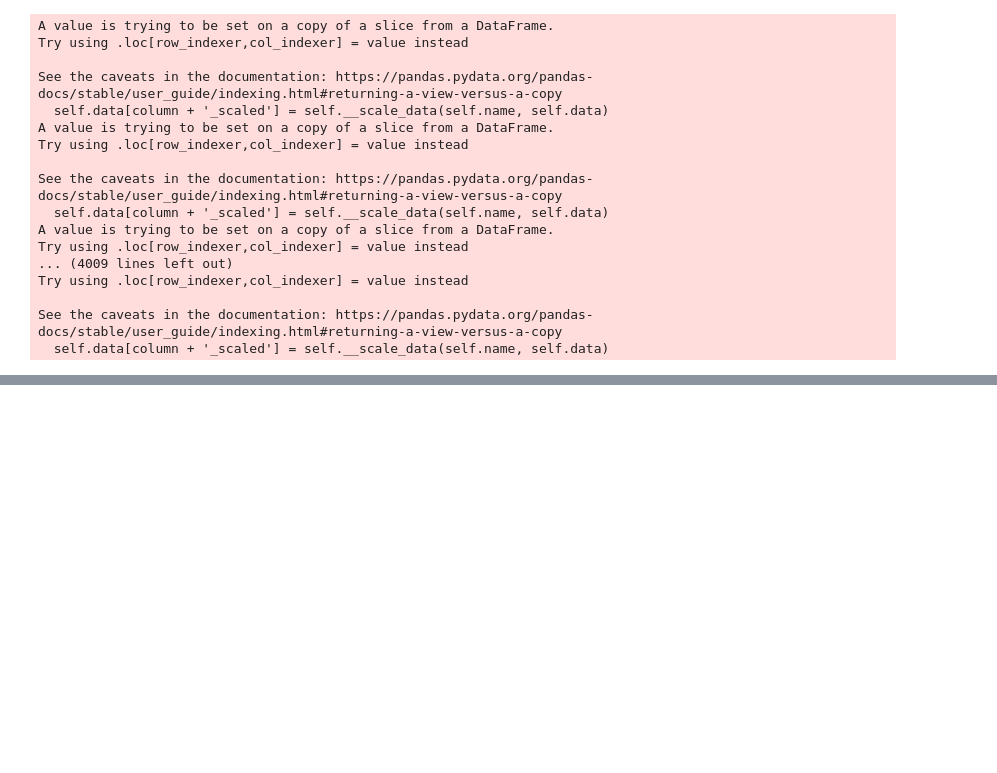
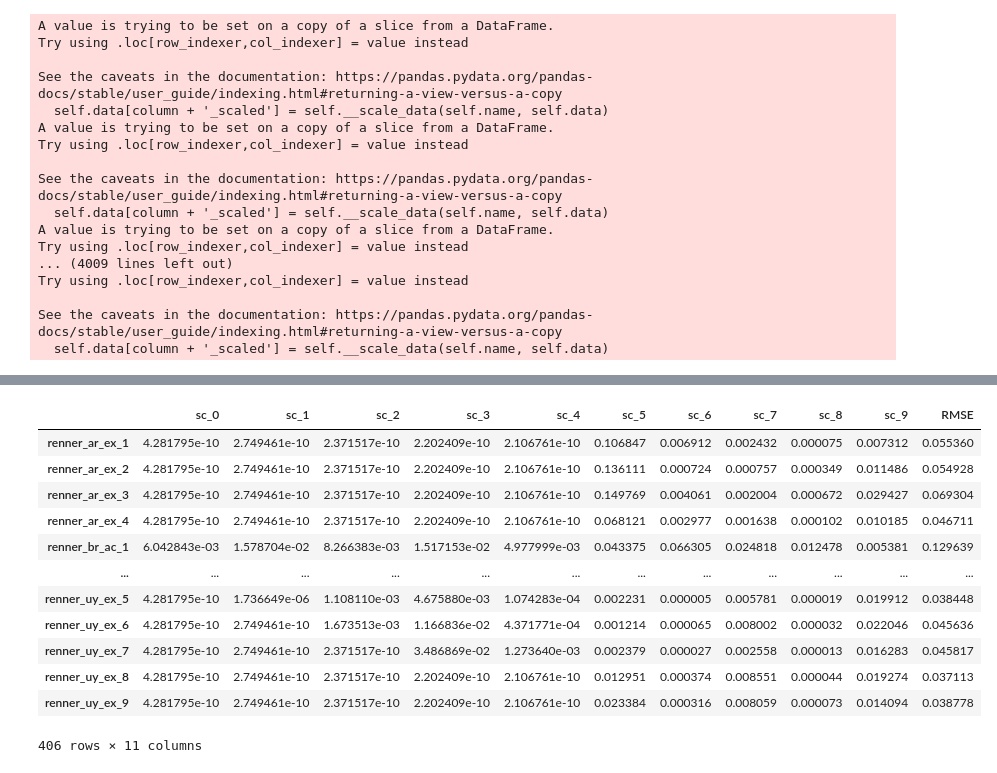
Before and after one commit to cristianomm/PUCRS, a Jupyter notebook: 98H05-04 - Aprendizado Supervisionado/TF/explore.ipynb, the cells around one changed output, grey strips where cells are left out. Saved outputs shown, nothing was run; the diff lists cells and outputs as text; code cells hidden in the pictures; blank space fills up the shorter version.

```diff
--- a/98H05-04 - Aprendizado Supervisionado/TF/explore.ipynb
+++ b/98H05-04 - Aprendizado Supervisionado/TF/explore.ipynb
@@ -80,7 +75,7 @@ class TSData:
         self.name = column
         self.data = df[[column]]
         self.data[column + '_scaled'] = self.__scale_data(self.name, self.data)
-        self.features = self.create_features()
+        self.features = self.__create_features()
 
     def __str__(self):
         return f'{self.name} - data:{self.data.shape} - features:{self.features.shape}'
@@ -90,7 +85,7 @@ class TSData:
         data = scaler.fit_transform(df[column].values.reshape(-1, 1))
         return data.reshape(1, -1)[0]
 
-    def create_features(self):
+    def __create_features(self):
         features = pd.DataFrame()
 
         features['MA_3'] = self.data[self.name].rolling(3).mean()
@@ -165,16 +160,24 @@ See the caveats in the documentation: https://pandas.pydata.org/pandas-docs/stab
 #utilizar indicadores financeiros para estimar o range de vendas, como por exemplo,
 # média móvel, média ponderada, média exponencial, bandas de bollinger e etc
 # %%
-#itera entre as series de cada loja para treinar o modelo
-#for tsc in train_series.values():
-tsc = train_series['renner_br_ac_1']
-print(tsc)
+#itera entre as series de features de cada loja, calculando o RMSE
+model = XGBRegressor(learning_rate=.1)
+scores_df = pd.DataFrame()
+for tsc in train_series.values():
+    print(tsc)
 
-X = tsc.features
-y = tsc.data[tsc.name + '_scaled']
+    X = tsc.features
+    y = tsc.data[tsc.name + '_scaled']
 
-tscv = TimeSeriesSplit(n_splits=10, gap=1)
-model = XGBRegressor(learning_rate=.1, booster='gbtree', n_estimators=500)
-scores = cross_val_score(model, X, y, cv=tscv, scoring='neg_mean_squared_error')
+    tscv = TimeSeriesSplit(n_splits=10, gap=1)
 
-print(f'RMSE: {np.sqrt(-scores).mean()}')
+    scores = cross_val_score(model, X, y, cv=tscv, scoring='neg_mean_squared_error')
+
+    #cria um dataframe com os scores de cada loja
+    temp = pd.DataFrame(
+            index=[tsc.name],
+            columns=(','.join(['sc_'+str(n) for n in range(len(scores))])).split(','),
+            data=[-scores])
+    temp['RMSE'] = np.sqrt(-scores).mean()
+
+    scores_df = scores_df.append(temp)
@@ -181,3 +202,19 @@ print(f'RMSE: {np.sqrt(-scores).mean()}')
+# %%
+scores_df
+# %% [output]
+|  | sc_0 | sc_1 | sc_2 | sc_3 | sc_4 | sc_5 | sc_6 | sc_7 | sc_8 | sc_9 | RMSE |
+| renner_ar_ex_1 | 4.281795e-10 | 2.749461e-10 | 2.371517e-10 | 2.202409e-10 | 2.106761e-10 | 0.106847 | 0.006912 | 0.002432 | 0.000075 | 0.007312 | 0.055360 |
+| renner_ar_ex_2 | 4.281795e-10 | 2.749461e-10 | 2.371517e-10 | 2.202409e-10 | 2.106761e-10 | 0.136111 | 0.000724 | 0.000757 | 0.000349 | 0.011486 | 0.054928 |
+| renner_ar_ex_3 | 4.281795e-10 | 2.749461e-10 | 2.371517e-10 | 2.202409e-10 | 2.106761e-10 | 0.149769 | 0.004061 | 0.002004 | 0.000672 | 0.029427 | 0.069304 |
+| renner_ar_ex_4 | 4.281795e-10 | 2.749461e-10 | 2.371517e-10 | 2.202409e-10 | 2.106761e-10 | 0.068121 | 0.002977 | 0.001638 | 0.000102 | 0.010185 | 0.046711 |
+| renner_br_ac_1 | 6.042843e-03 | 1.578704e-02 | 8.266383e-03 | 1.517153e-02 | 4.977999e-03 | 0.043375 | 0.066305 | 0.024818 | 0.012478 | 0.005381 | 0.129639 |
+| ... | ... | ... | ... | ... | ... | ... | ... | ... | ... | ... | ... |
+| renner_uy_ex_5 | 4.281795e-10 | 1.736649e-06 | 1.108110e-03 | 4.675880e-03 | 1.074283e-04 | 0.002231 | 0.000005 | 0.005781 | 0.000019 | 0.019912 | 0.038448 |
+| renner_uy_ex_6 | 4.281795e-10 | 2.749461e-10 | 1.673513e-03 | 1.166836e-02 | 4.371771e-04 | 0.001214 | 0.000065 | 0.008002 | 0.000032 | 0.022046 | 0.045636 |
+| renner_uy_ex_7 | 4.281795e-10 | 2.749461e-10 | 2.371517e-10 | 3.486869e-02 | 1.273640e-03 | 0.002379 | 0.000027 | 0.002558 | 0.000013 | 0.016283 | 0.045817 |
+| renner_uy_ex_8 | 4.281795e-10 | 2.749461e-10 | 2.371517e-10 | 2.202409e-10 | 2.106761e-10 | 0.012951 | 0.000374 | 0.008551 | 0.000044 | 0.019274 | 0.037113 |
+| renner_uy_ex_9 | 4.281795e-10 | 2.749461e-10 | 2.371517e-10 | 2.202409e-10 | 2.106761e-10 | 0.023384 | 0.000316 | 0.008059 | 0.000073 | 0.014094 | 0.038778 |
+406 rows × 11 columns
 # %%
 tsc = train_series['renner_br_ac_1']
 print(tsc)
```
Also changed, not shown: parts of 2 cells of this notebook.
